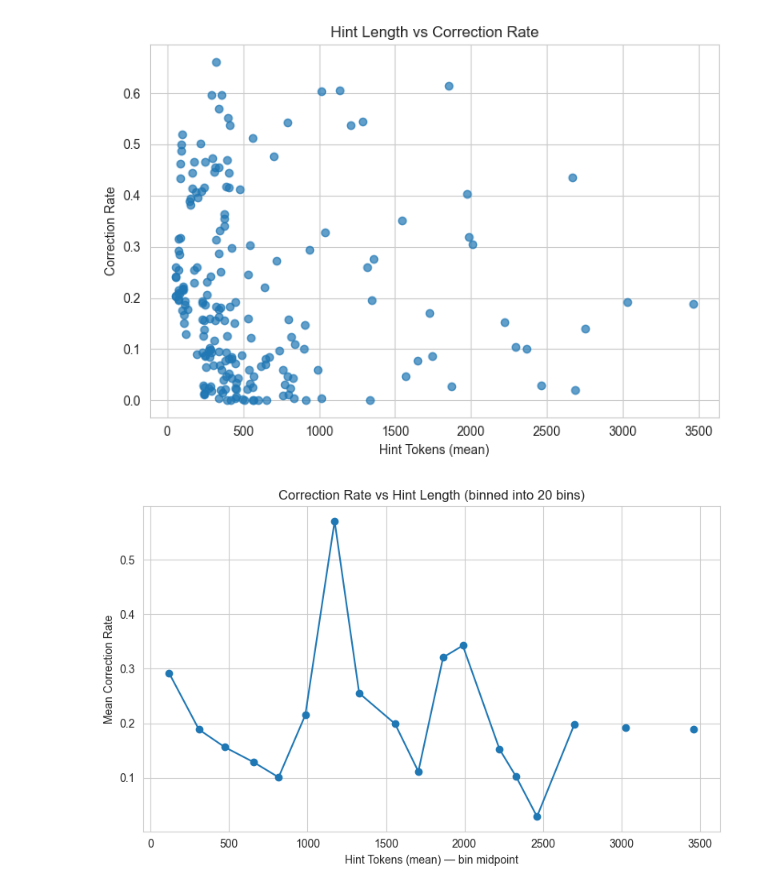
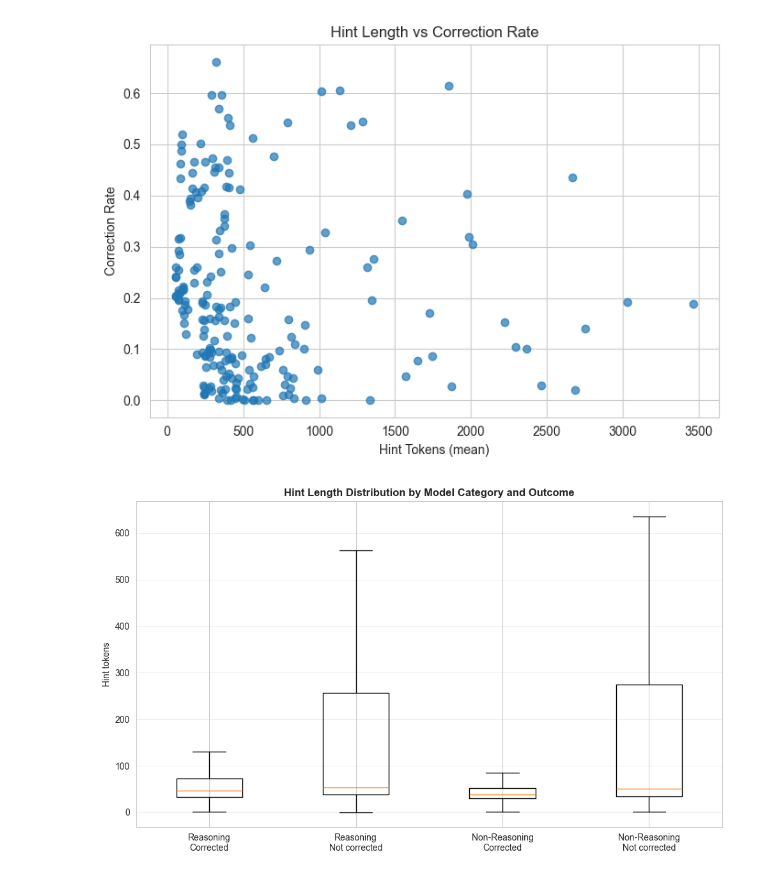
Before and after one commit to anbauoq/llm-self-refinement-eval-2.0, a Jupyter notebook: evaluation/evaluation.ipynb, the cells around one changed output. Saved outputs shown, nothing was run; the diff lists cells and outputs as text; code cells hidden in the pictures.

```diff
--- a/evaluation/evaluation.ipynb
+++ b/evaluation/evaluation.ipynb
@@ -360,28 +211,13 @@ plt.tight_layout()
 plt.show()
 # %% [output]
 [figure]
-# %%
-n_bins = 20  # you can change to 6–15 depending on how many points you have
-
-df_bins = metrics[["hint_tokens_mean", "correction_rate"]].dropna().copy()
-df_bins["bin"] = pd.cut(df_bins["hint_tokens_mean"], bins=n_bins)
-
-binned = (
-    df_bins.groupby("bin")
-    .agg(
-        hint_tokens_mid=("hint_tokens_mean", "mean"),
-        correction_rate_mean=("correction_rate", "mean"),
-        n=("correction_rate", "size"),
-    )
-    .reset_index(drop=True)
-)
-
-plt.figure(figsize=(8, 5))
-plt.plot(binned["hint_tokens_mid"], binned["correction_rate_mean"], marker="o")
-plt.xlabel("Hint Tokens (mean) — bin midpoint")
-plt.ylabel("Mean Correction Rate")
-plt.title(f"Correction Rate vs Hint Length (binned into {n_bins} bins)")
-plt.tight_layout()
-plt.show()
-# %% [output]
-[figure, removed]
+# %%
+plot_four_category_boxplot(
+    per_question_tokens,
+    value_col="hint_tokens",
+    title="Hint Length Distribution by Model Category and Outcome",
+    ylabel="Hint tokens",
+    show_fliers=False
+)
+# %% [output]
+[figure, added]
```
Also changed, not shown: parts of 26 cells of this notebook, 6 other files.
